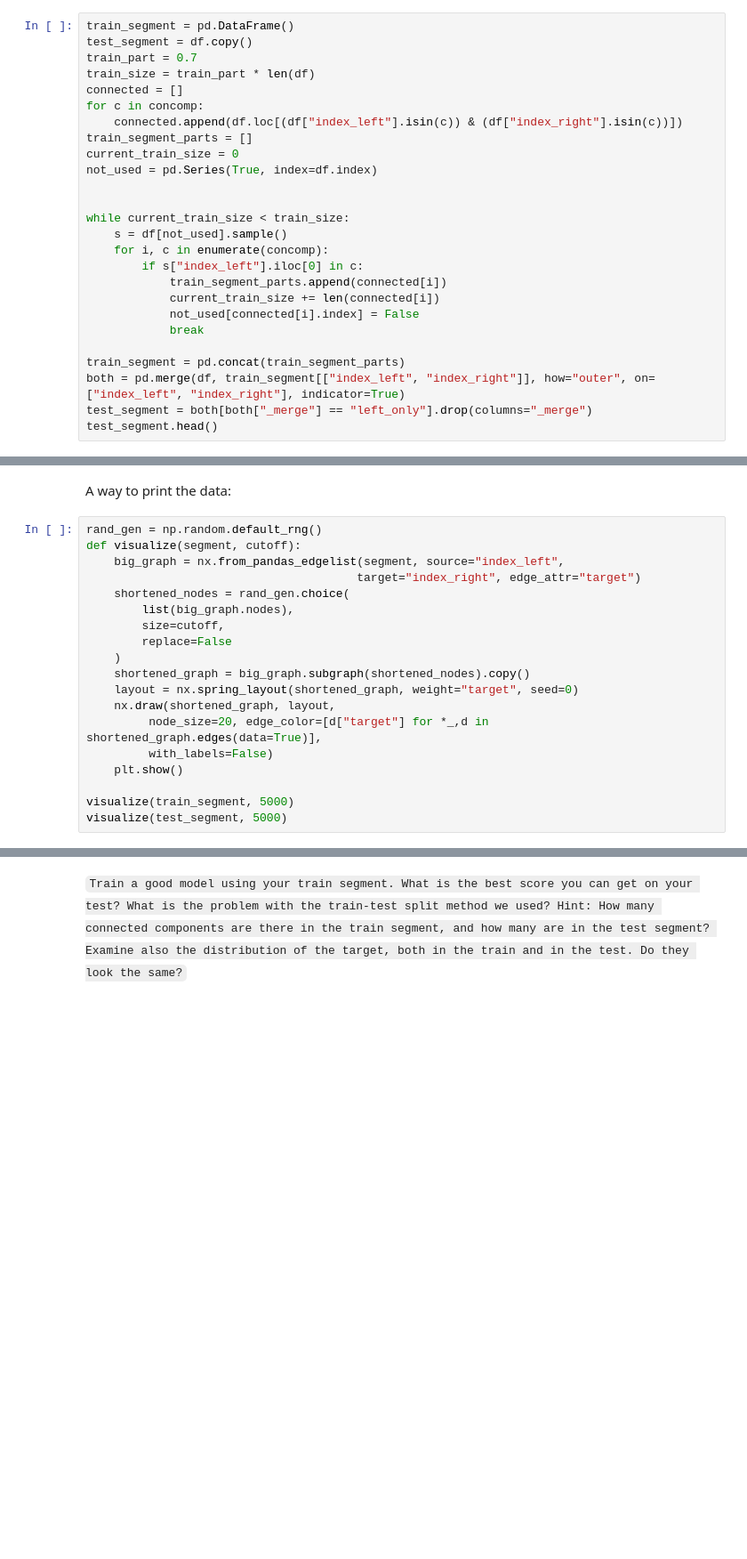
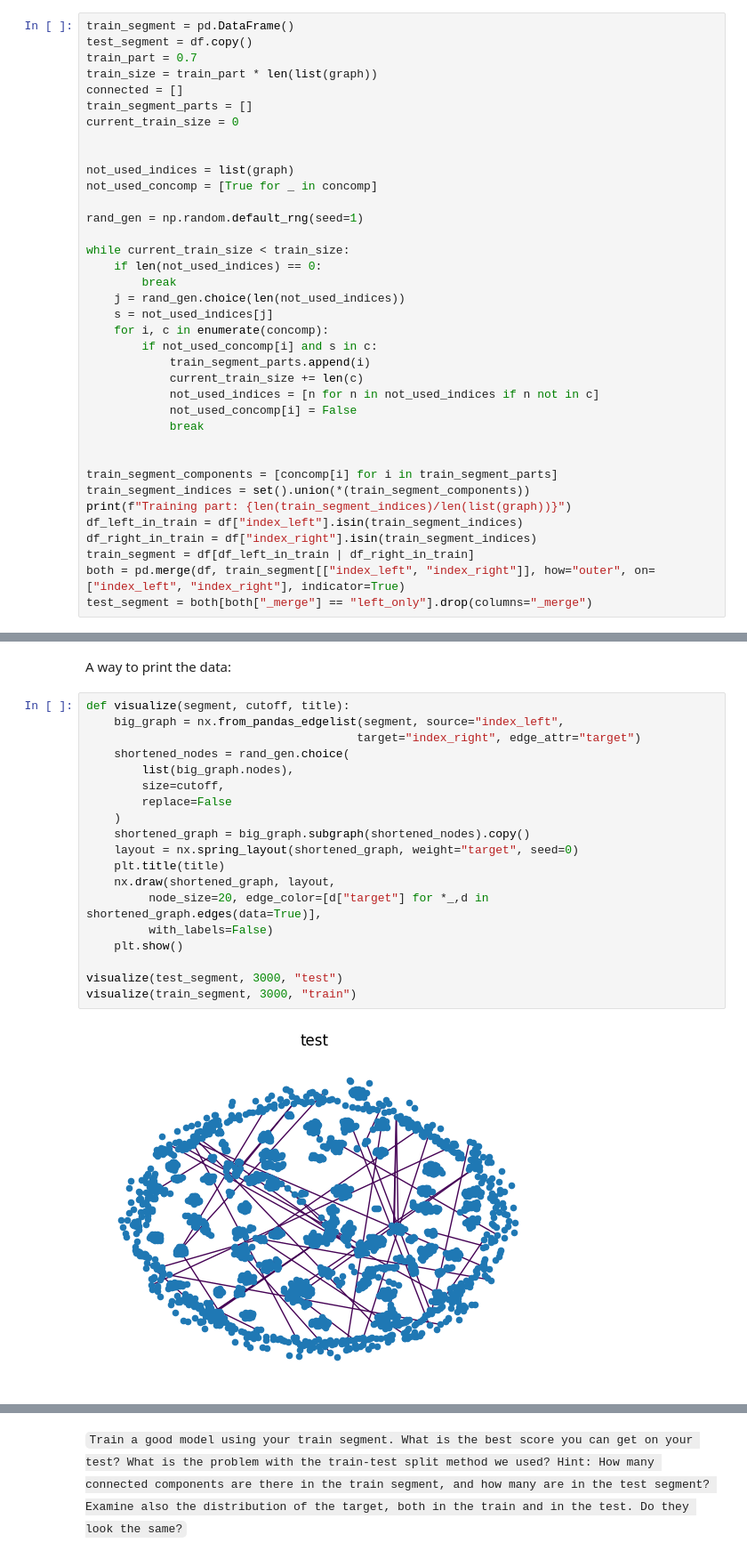
Before and after one commit to roy-boy-1/shampoo, a Jupyter notebook: train_test_split/train-test split exercise.ipynb, the cells around one changed output, grey strips where cells are left out. Shown at 89% size. Drawn from its saved outputs; the diff is of its cells as text; blank space fills up the shorter version.

```diff
--- a/train_test_split/train-test split exercise.ipynb
+++ b/train_test_split/train-test split exercise.ipynb
@@ -68,25 +91,36 @@
 train_segment = pd.DataFrame()
 test_segment = df.copy()
 train_part = 0.7
-train_size = train_part * len(df)
+train_size = train_part * len(list(graph))
 connected = []
-for c in concomp:
-    connected.append(df.loc[(df["index_left"].isin(c)) & (df["index_right"].isin(c))])
 train_segment_parts = []
 current_train_size = 0
-not_used = pd.Series(True, index=df.index)
 
 
+not_used_indices = list(graph)
+not_used_concomp = [True for _ in concomp]
+
+rand_gen = np.random.default_rng(seed=1)
+
 while current_train_size < train_size:
-    s = df[not_used].sample()
+    if len(not_used_indices) == 0:
+        break
+    j = rand_gen.choice(len(not_used_indices))
+    s = not_used_indices[j]
     for i, c in enumerate(concomp):
-        if s["index_left"].iloc[0] in c:
-            train_segment_parts.append(connected[i])
-            current_train_size += len(connected[i])
-            not_used[connected[i].index] = False
+        if not_used_concomp[i] and s in c:
+            train_segment_parts.append(i)
+            current_train_size += len(c)
+            not_used_indices = [n for n in not_used_indices if n not in c]
+            not_used_concomp[i] = False
             break
 
-train_segment = pd.concat(train_segment_parts)
+
+train_segment_components = [concomp[i] for i in train_segment_parts]
+train_segment_indices = set().union(*(train_segment_components))
+print(f"Training part: {len(train_segment_indices)/len(list(graph))}")
+df_left_in_train = df["index_left"].isin(train_segment_indices)
+df_right_in_train = df["index_right"].isin(train_segment_indices)
+train_segment = df[df_left_in_train | df_right_in_train]
 both = pd.merge(df, train_segment[["index_left", "index_right"]], how="outer", on=["index_left", "index_right"], indicator=True)
 test_segment = both[both["_merge"] == "left_only"].drop(columns="_merge")
-test_segment.head()
@@ -93,21 +129,23 @@ test_segment.head()
 # %% [markdown]
 A way to print the data:
 # %%
-rand_gen = np.random.default_rng()
-def visualize(segment, cutoff):
+def visualize(segment, cutoff, title):
     big_graph = nx.from_pandas_edgelist(segment, source="index_left",
                                        target="index_right", edge_attr="target")
     shortened_nodes = rand_gen.choice(
         list(big_graph.nodes),
         size=cutoff,
         replace=False
     )
     shortened_graph = big_graph.subgraph(shortened_nodes).copy()
     layout = nx.spring_layout(shortened_graph, weight="target", seed=0)
+    plt.title(title)
     nx.draw(shortened_graph, layout,
          node_size=20, edge_color=[d["target"] for *_,d in shortened_graph.edges(data=True)],
          with_labels=False)
     plt.show()
 
-visualize(train_segment, 5000)
-visualize(test_segment, 5000)
+visualize(test_segment, 3000, "test")
+visualize(train_segment, 3000, "train")
+# %% [output]
+[figure, added]
```
Also changed, not shown: parts of 12 cells of this notebook.
